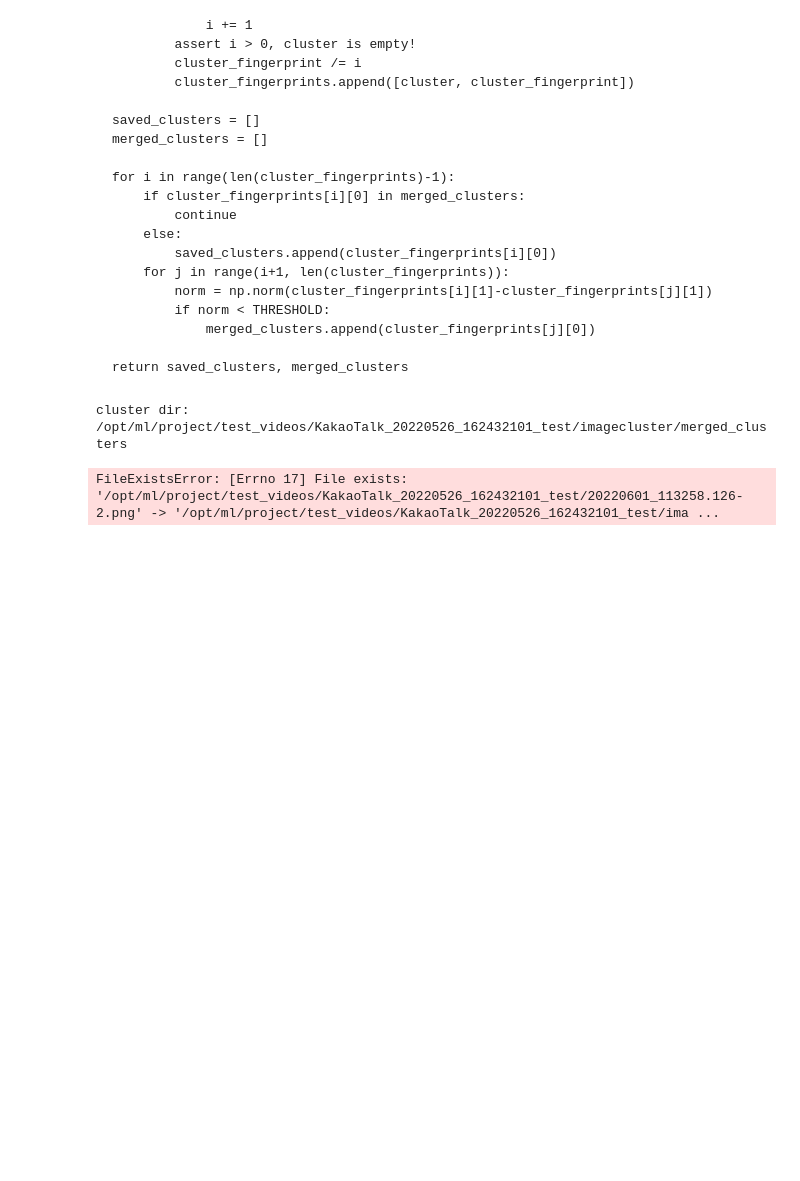
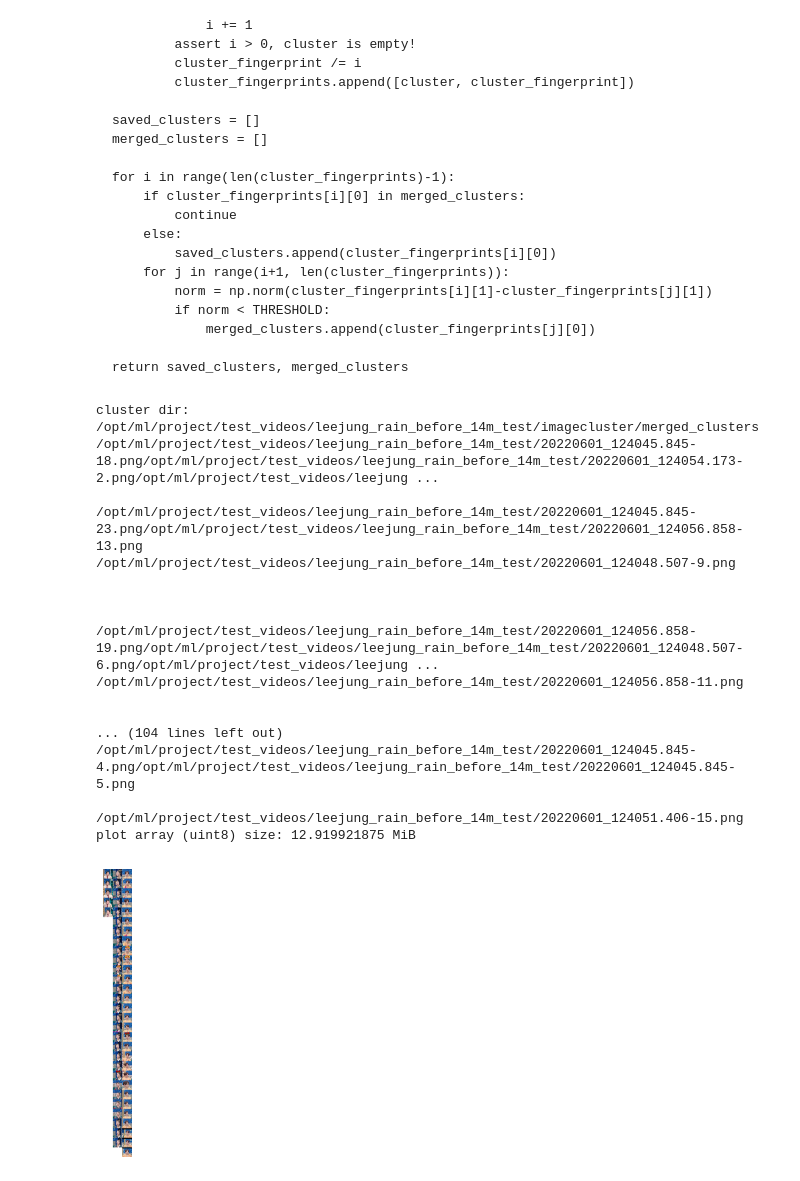
Before and after one commit to boostcampaitech3/final-project-level3-cv-10, a Jupyter notebook: imagecluster/person_clustering.ipynb, the cells around one changed output. Saved outputs shown, nothing was run; the diff lists cells and outputs as text; code cells hidden in the pictures; blank space fills up the shorter version.

```diff
--- a/imagecluster/person_clustering.ipynb
+++ b/imagecluster/person_clustering.ipynb
@@ -205,9 +205,3 @@ Captured frames :  7224
 # %%
 filepath = video_paths[file_num]
 result_dir = filepath[:-4] + '_test'
-# %%
-# clusters = calc.cluster({filename: encoding for filename, (encoding, face, cloth) in fingerprints.items()}, sim=0.65, method='single', min_csize=3)
-clusters = calc.cluster(fingerprints, sim=0.62, method='single', min_csize=3)
-for key, value in clusters.items():
-    print(key, value)
-    print()
@@ -358,17 +339,33 @@ def merge_clusters(cluster_dict, fingerprints, FACE_THRESHOLD_HARD, CLOTH_THRESH
 # %%
 FACE_THRESHOLD_HARD = 0.18
 CLOTH_THRESHOLD_HARD = 0.12
 FACE_THRESHOLD_SOFT = 0.19
 CLOTH_THRESHOLD_SOFT = 0.15
-merged_clusters = merge_clusters(clusters, fingerprints, FACE_THRESHOLD_HARD, CLOTH_THRESHOLD_HARD, FACE_THRESHOLD_SOFT, CLOTH_THRESHOLD_SOFT)
+merged_clusters = merge_clusters(clusters, fingerprints, 1, FACE_THRESHOLD_HARD, CLOTH_THRESHOLD_HARD, FACE_THRESHOLD_SOFT, CLOTH_THRESHOLD_SOFT)
 
 postproc.make_links(merged_clusters, os.path.join(result_dir, 'imagecluster/merged_clusters'))
 
 images = icio.read_images(result_dir, size=(224,224))
 
 fig, ax = postproc.plot_clusters(merged_clusters, images)
 fig.savefig(os.path.join(result_dir, 'imagecluster/_merged_cluster.png'))
 postproc.plt.show()
 # %% [output]
-cluster dir: /opt/ml/project/test_videos/KakaoTalk_20220526_162432101_test/imagecluster/merged_clusters
+cluster dir: /opt/ml/project/test_videos/leejung_rain_before_14m_test/imagecluster/merged_clusters
+/opt/ml/project/test_videos/leejung_rain_before_14m_test/20220601_124045.845-18.png/opt/ml/project/test_videos/leejung_rain_before_14m_test/20220601_124054.173-2.png/opt/ml/project/test_videos/leejung ...
+
+/opt/ml/project/test_videos/leejung_rain_before_14m_test/20220601_124045.845-23.png/opt/ml/project/test_videos/leejung_rain_before_14m_test/20220601_124056.858-13.png
+/opt/ml/project/test_videos/leejung_rain_before_14m_test/20220601_124048.507-9.png
+
+
+
+/opt/ml/project/test_videos/leejung_rain_before_14m_test/20220601_124056.858-19.png/opt/ml/project/test_videos/leejung_rain_before_14m_test/20220601_124048.507-6.png/opt/ml/project/test_videos/leejung ...
+/opt/ml/project/test_videos/leejung_rain_before_14m_test/20220601_124056.858-11.png
+
+
+... (104 lines left out)
+/opt/ml/project/test_videos/leejung_rain_before_14m_test/20220601_124045.845-4.png/opt/ml/project/test_videos/leejung_rain_before_14m_test/20220601_124045.845-5.png
+
+/opt/ml/project/test_videos/leejung_rain_before_14m_test/20220601_124051.406-15.png
+plot array (uint8) size: 12.919921875 MiB
-FileExistsError: [Errno 17] File exists: '/opt/ml/project/test_videos/KakaoTalk_20220526_162432101_test/20220601_113258.126-2.png' -> '/opt/ml/project/test_videos/KakaoTalk_20220526_162432101_test/ima ...
+[figure, added]
```
Also changed, not shown: parts of 6 cells of this notebook.
